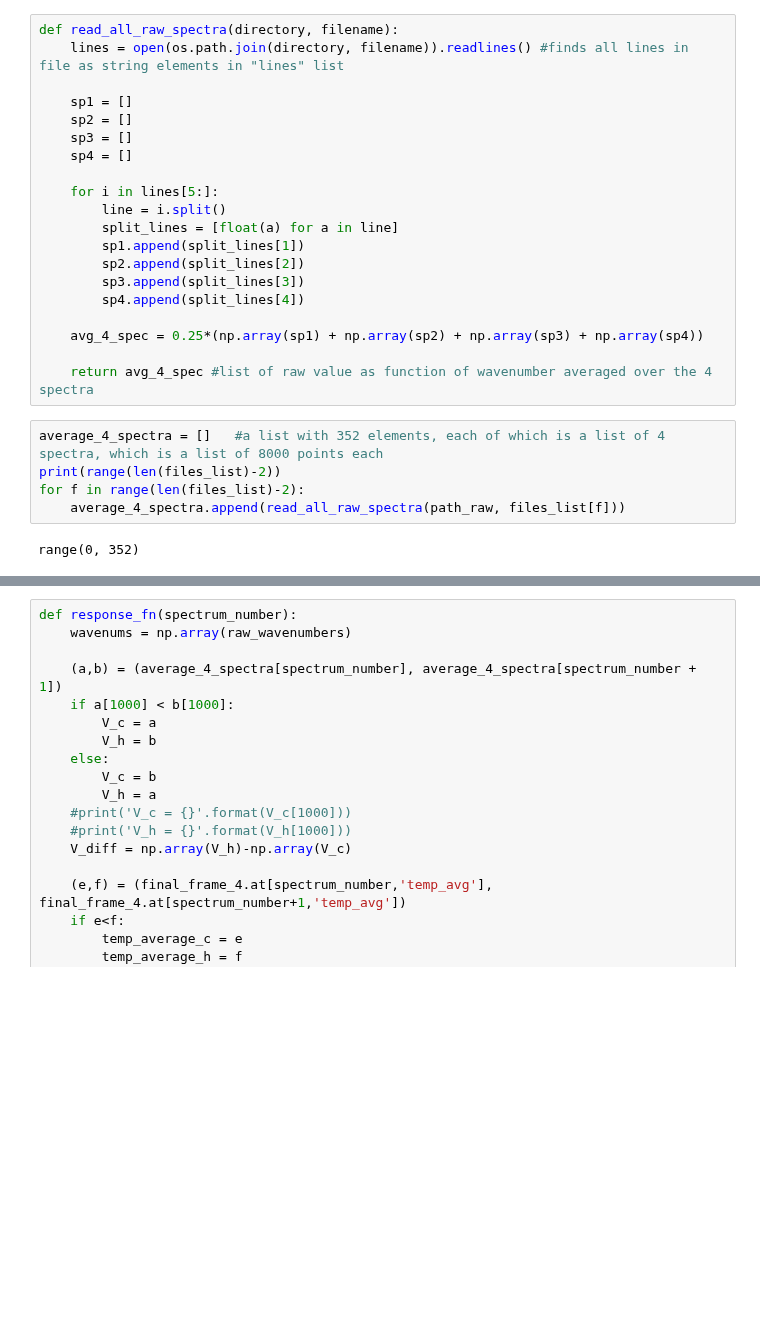
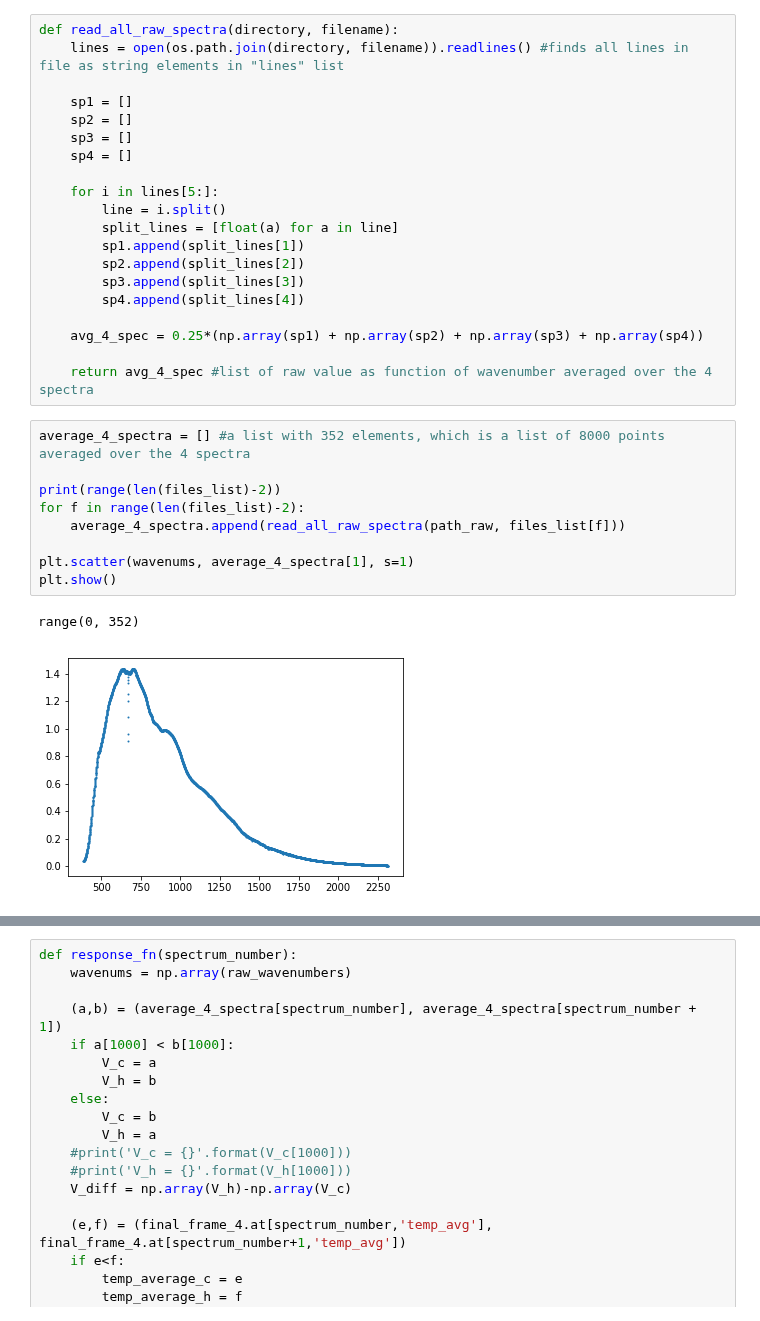
Before and after one commit to micolbedarida/MSci_Project, a Jupyter notebook: matching_time_and_temps.ipynb, the cells around one changed output, grey strips where cells are left out. Saved outputs shown, nothing was run; the diff lists cells and outputs as text; blank space fills up the shorter version.

```diff
--- a/matching_time_and_temps.ipynb
+++ b/matching_time_and_temps.ipynb
@@ -410,12 +406,17 @@ def read_all_raw_spectra(directory, filename):
 
     return avg_4_spec #list of raw value as function of wavenumber averaged over the 4 spectra
 # %%
-average_4_spectra = []   #a list with 352 elements, each of which is a list of 4 spectra, which is a list of 8000 points each
+average_4_spectra = [] #a list with 352 elements, which is a list of 8000 points averaged over the 4 spectra
+
 print(range(len(files_list)-2))
 for f in range(len(files_list)-2):
     average_4_spectra.append(read_all_raw_spectra(path_raw, files_list[f]))
+
+plt.scatter(wavenums, average_4_spectra[1], s=1)
+plt.show()
 # %% [output]
 range(0, 352)
+[figure, added]
 # %%
 spectra_indices = [1,2,71,72,141,142,211,212,281,283,347,348]
 wavenums = np.array(raw_wavenumbers)
```
Also changed, not shown: parts of 28 cells of this notebook.
